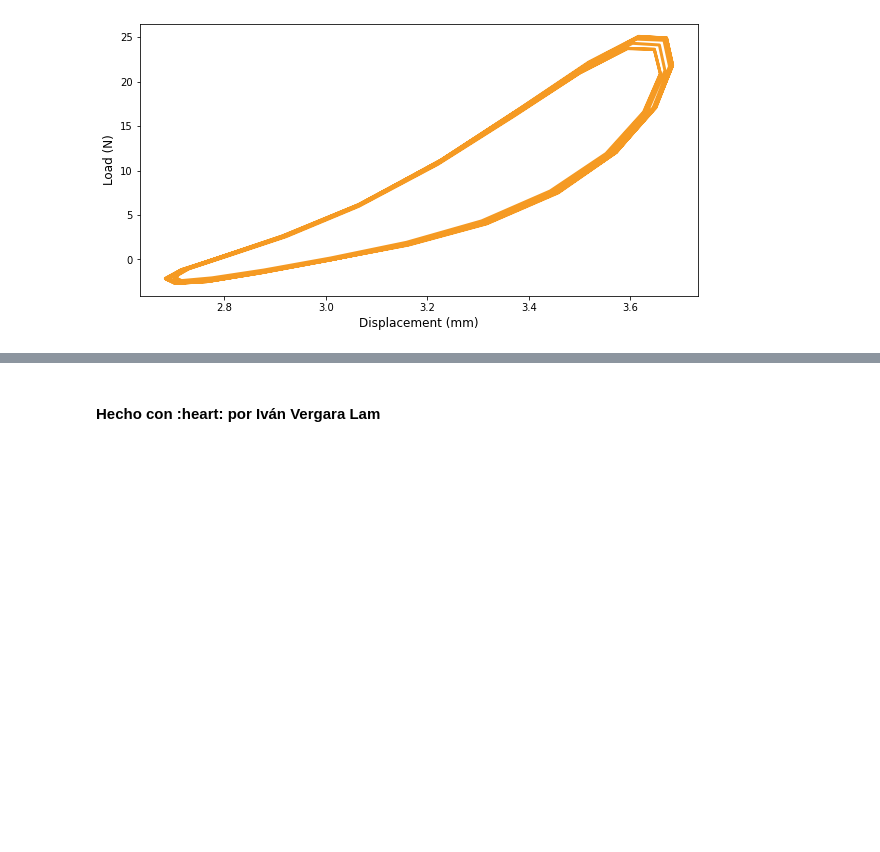
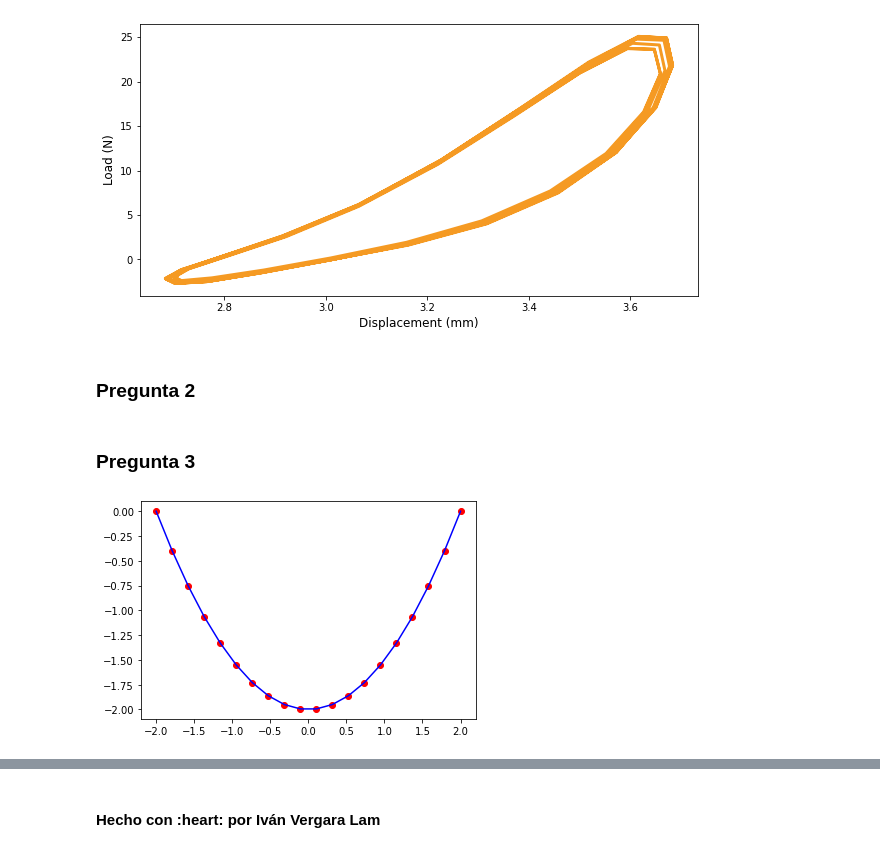
Before and after one commit to ivanvlam/IBM2020, a Jupyter notebook: Tarea 4/tarea-4.ipynb, the cells around one changed output, grey strips where cells are left out. Saved outputs shown, nothing was run; the diff lists cells and outputs as text; code cells hidden in the pictures; blank space fills up the shorter version.

```diff
--- a/Tarea 4/tarea-4.ipynb
+++ b/Tarea 4/tarea-4.ipynb
@@ -185,3 +187,15 @@ plt.ylabel('Load (N)', fontsize=12)
 plt.show()
 # %% [output]
 [figure]
+# %% [markdown]
+### Pregunta 2
+# %% [markdown]
+### Pregunta 3
+# %%
+x = np.linspace(-2, 2, num=20)
+y = x
+y_int = integrate.cumtrapz(y, x, initial=0)
+plt.plot(x, y_int, 'ro', x, y[0] + 0.5 * x**2, 'b-')
+plt.show()
+# %% [output]
+[figure, added]
```
Also changed, not shown: parts of 3 cells of this notebook.
